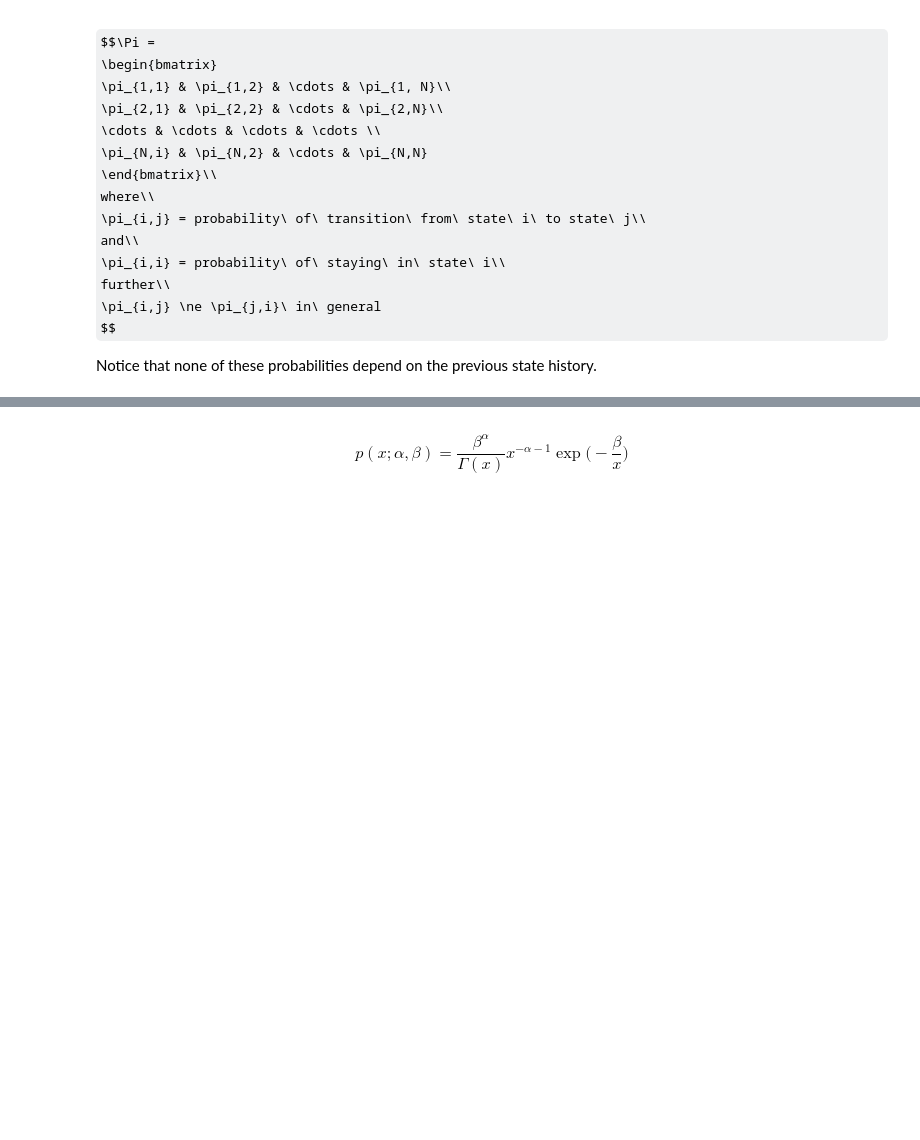
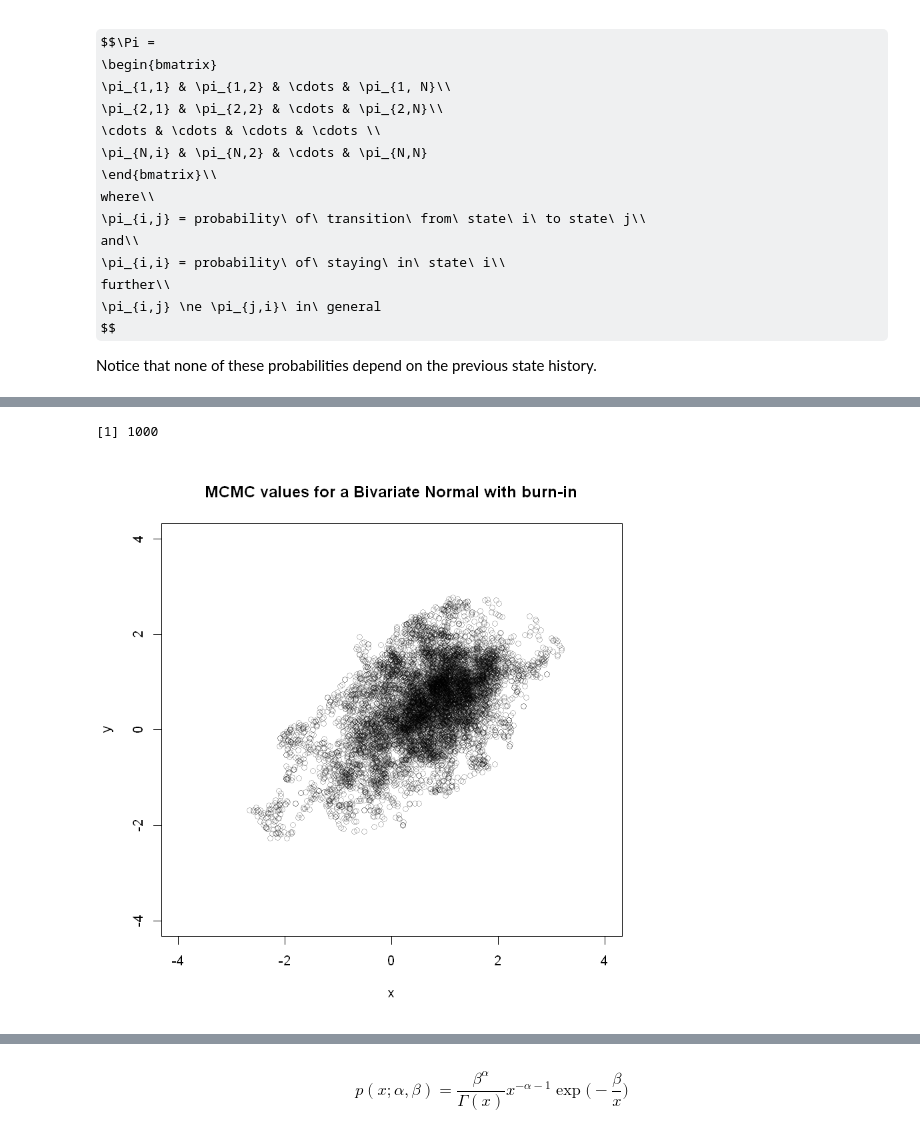
Before and after one commit to StephenElston/DataScience350, a Jupyter notebook: Lecture9/BayesModels2.ipynb, the cells around one changed output, grey strips where cells are left out. Drawn from its saved outputs; the diff is of its cells as text; code cells hidden in the pictures; some formulas as TeX source; blank space fills up the shorter version.

```diff
--- a/Lecture9/BayesModels2.ipynb
+++ b/Lecture9/BayesModels2.ipynb
@@ -128,0 +194,11 @@ If s is too big, get large jumps and slow convergence
+# %%
+# Burn in problem.  Solution?  Throw away first part of chain.
+num_burnin = round(0.1*chain_length)
+num_burnin
+
+plot(x_chain[num_burnin:chain_length], y_chain[num_burnin:chain_length],
+     col=rgb(0,0,0,0.25), xlim=c(-4,4), ylim=c(-4,4),
+     main="MCMC values for a Bivariate Normal with burn-in", xlab="x", ylab="y")
+# %% [output]
+[1] 1000
+[figure, added]
```
Also changed, not shown: parts of 33 cells of this notebook, 5 other files.
